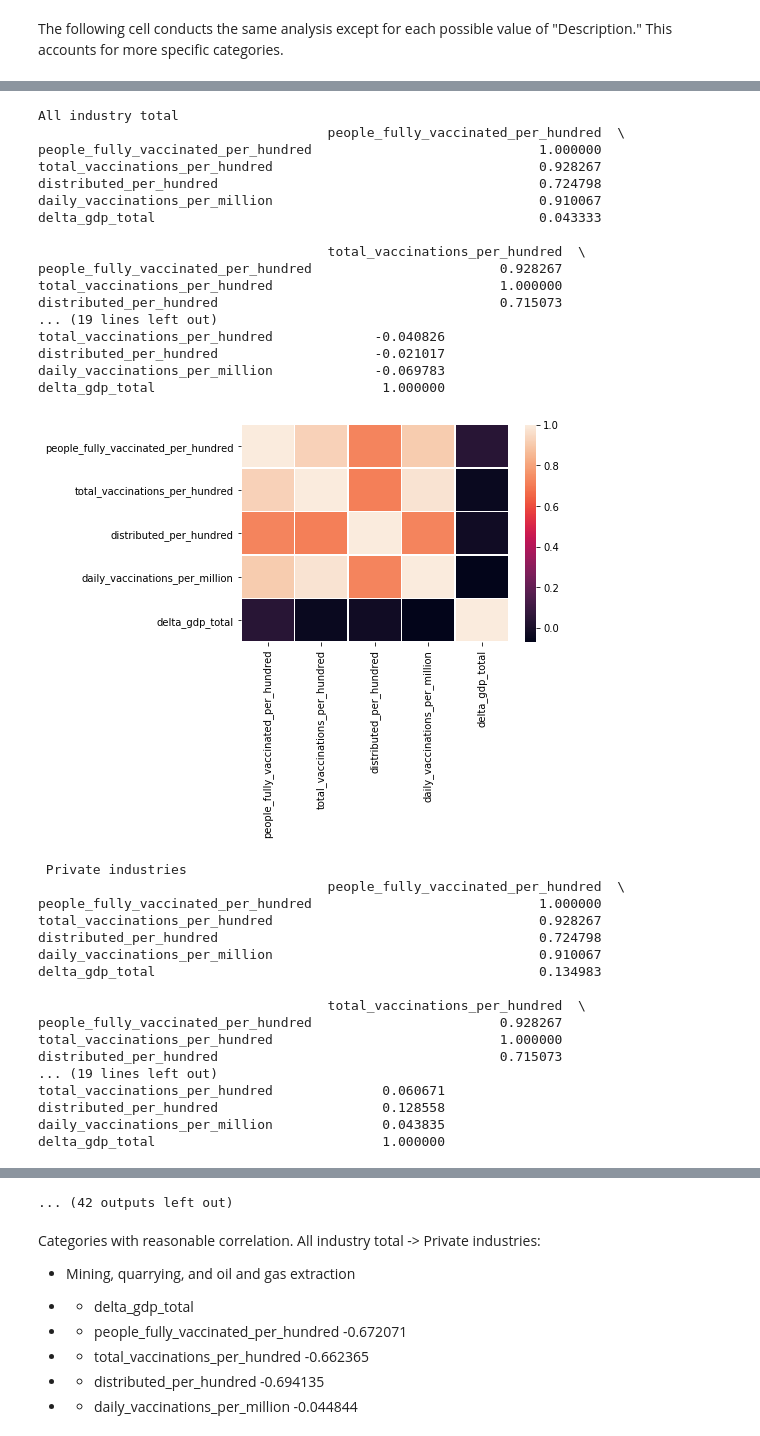
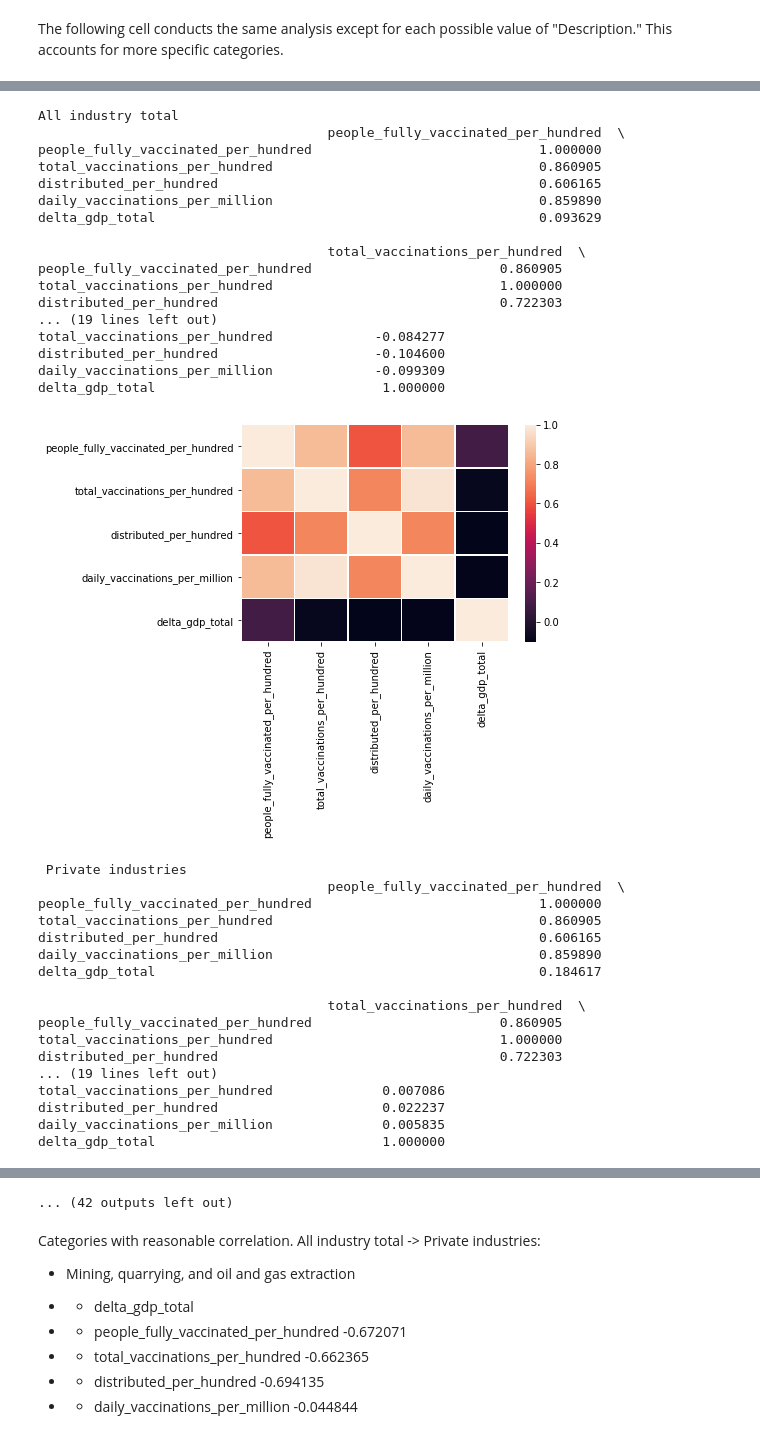
Before and after one commit to michael-lutz/Vaccine-Econ-Analysis, a Jupyter notebook: analysis/visualization_nb.ipynb, the cells around one changed output, grey strips where cells are left out. Drawn from its saved outputs; the diff is of its cells as text; code cells hidden in the pictures.

```diff
--- a/analysis/visualization_nb.ipynb
+++ b/analysis/visualization_nb.ipynb
@@ -113,7 +113,7 @@ summarized_gdp_total = pd.DataFrame(columns=['quarter','location','delta_gdp_tot
 summarized_gdp_total['delta_gdp_total'] = pd.concat([delta_2021_Q1,delta_2021_Q2])
 summarized_gdp_total['location'] = pd.concat([gdp_df_total['location'],gdp_df_total['location']])
 summarized_gdp_total.reset_index(drop=True, inplace=True)
-summarized_gdp_total['quarter'] = pd.concat([pd.Series(['2021:Q1']*50),pd.Series(['2021:Q2']*50)]).to_list()
+summarized_gdp_total['quarter'] = pd.concat([pd.Series(['2021:Q1']*51),pd.Series(['2021:Q2']*51)]).to_list()
 # %%
 summarized_gdp_total
 # %% [output]
@@ -173,7 +173,7 @@ for description_value in gdp_df['Description'].unique():
     summarized_gdp_total['delta_gdp_total'] = pd.concat([delta_2021_Q1,delta_2021_Q2])
     summarized_gdp_total['location'] = pd.concat([gdp_df_total['location'],gdp_df_total['location']])
     summarized_gdp_total.reset_index(drop=True, inplace=True)
-    summarized_gdp_total['quarter'] = pd.concat([pd.Series(['2021:Q1']*50),pd.Series(['2021:Q2']*50)]).to_list()
+    summarized_gdp_total['quarter'] = pd.concat([pd.Series(['2021:Q1']*51),pd.Series(['2021:Q2']*51)]).to_list()
     summarized_total = summarized_vax_quarterly.merge(summarized_gdp_total, on=['location','quarter'])
 
     print(description_value)
@@ -293,53 +293,53 @@ delta_gdp_total                             1.000000
 # %%
 for description_value in gdp_df['Description'].unique():
     gdp_df_total = gdp_df[gdp_df['Description'] == description_value].drop(['2020:Q3','2020:Q2','2020:Q1','Description'], axis=1)
     gdp_df_total.replace('(D)',None,inplace=True)
     delta_2021_Q1 = gdp_df_total['2021:Q1'].astype(float)/gdp_df_total['2020:Q4'].astype(float)
     delta_2021_Q2 = gdp_df_total['2021:Q2'].astype(float)/gdp_df_total['2021:Q1'].astype(float)
     summarized_gdp_total = pd.DataFrame(columns=['quarter','location','delta_gdp_total'])
     summarized_gdp_total['delta_gdp_total'] = delta_2021_Q1
     summarized_gdp_total['location'] = gdp_df_total['location']
     summarized_gdp_total.reset_index(drop=True, inplace=True)
-    summarized_gdp_total['quarter'] = ['2021:Q1']*50
+    summarized_gdp_total['quarter'] = ['2021:Q1']*51
     summarized_total = summarized_vax_quarterly.merge(summarized_gdp_total, on=['location','quarter'])
 
     print(description_value)
     print(summarized_total.corr())
     ax = sns.heatmap(summarized_total.corr(), linewidth=0.5)
     plt.show()
 # %% [output]
 All industry total
                                      people_fully_vaccinated_per_hundred  \
 people_fully_vaccinated_per_hundred                             1.000000
-total_vaccinations_per_hundred                                  0.928267
-distributed_per_hundred                                         0.724798
-daily_vaccinations_per_million                                  0.910067
-delta_gdp_total                                                 0.043333
+total_vaccinations_per_hundred                                  0.860905
+distributed_per_hundred                                         0.606165
+daily_vaccinations_per_million                                  0.859890
+delta_gdp_total                                                 0.093629
 
                                      total_vaccinations_per_hundred  \
-people_fully_vaccinated_per_hundred                        0.928267
+people_fully_vaccinated_per_hundred                        0.860905
 total_vaccinations_per_hundred                             1.000000
-distributed_per_hundred                                    0.715073
+distributed_per_hundred                                    0.722303
 ... (19 lines left out)
-total_vaccinations_per_hundred             -0.040826
-distributed_per_hundred                    -0.021017
-daily_vaccinations_per_million             -0.069783
+total_vaccinations_per_hundred             -0.084277
+distributed_per_hundred                    -0.104600
+daily_vaccinations_per_million             -0.099309
 delta_gdp_total                             1.000000
-[figure, old version]
+[figure, new version]
  Private industries
                                      people_fully_vaccinated_per_hundred  \
 people_fully_vaccinated_per_hundred                             1.000000
-total_vaccinations_per_hundred                                  0.928267
-distributed_per_hundred                                         0.724798
-daily_vaccinations_per_million                                  0.910067
-delta_gdp_total                                                 0.134983
+total_vaccinations_per_hundred                                  0.860905
+distributed_per_hundred                                         0.606165
+daily_vaccinations_per_million                                  0.859890
+delta_gdp_total                                                 0.184617
 
                                      total_vaccinations_per_hundred  \
-people_fully_vaccinated_per_hundred                        0.928267
+people_fully_vaccinated_per_hundred                        0.860905
 total_vaccinations_per_hundred                             1.000000
-distributed_per_hundred                                    0.715073
+distributed_per_hundred                                    0.722303
 ... (19 lines left out)
-total_vaccinations_per_hundred              0.060671
-distributed_per_hundred                     0.128558
-daily_vaccinations_per_million              0.043835
+total_vaccinations_per_hundred              0.007086
+distributed_per_hundred                     0.022237
+daily_vaccinations_per_million              0.005835
 delta_gdp_total                             1.000000
```
Also changed, not shown: parts of 38 cells of this notebook, 3 other files.
